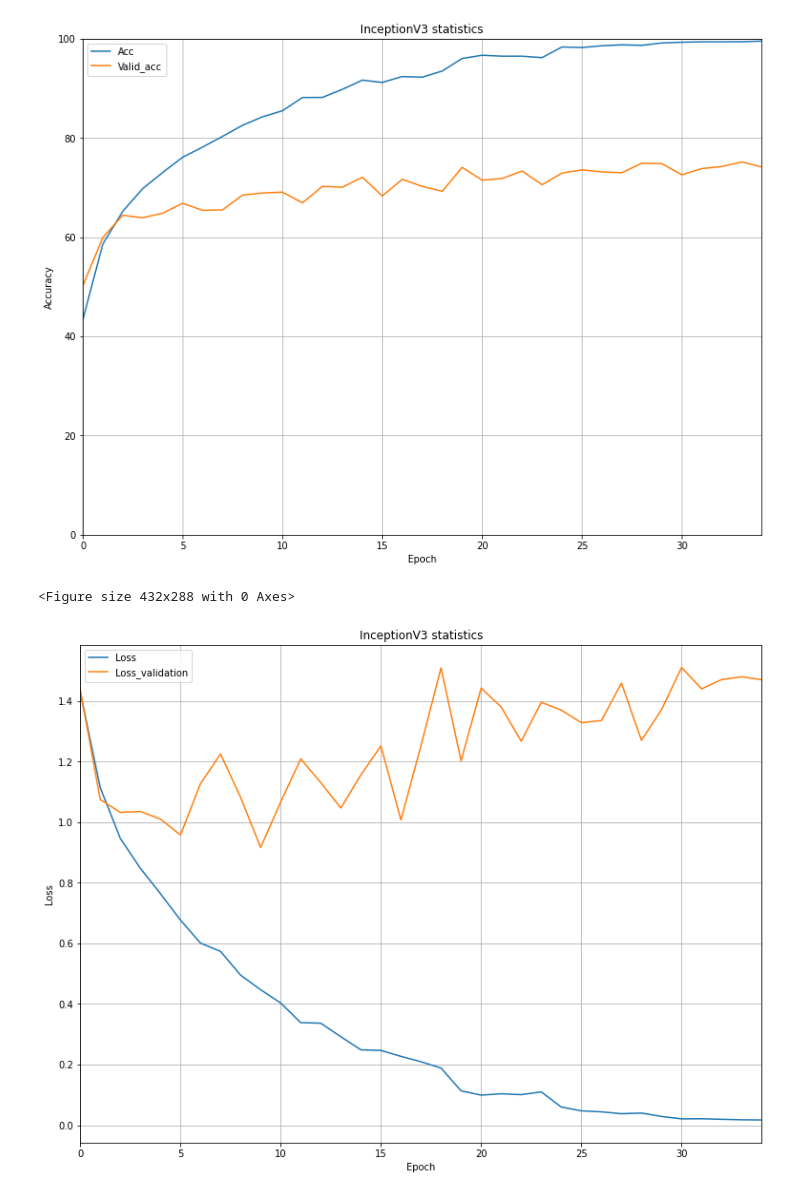
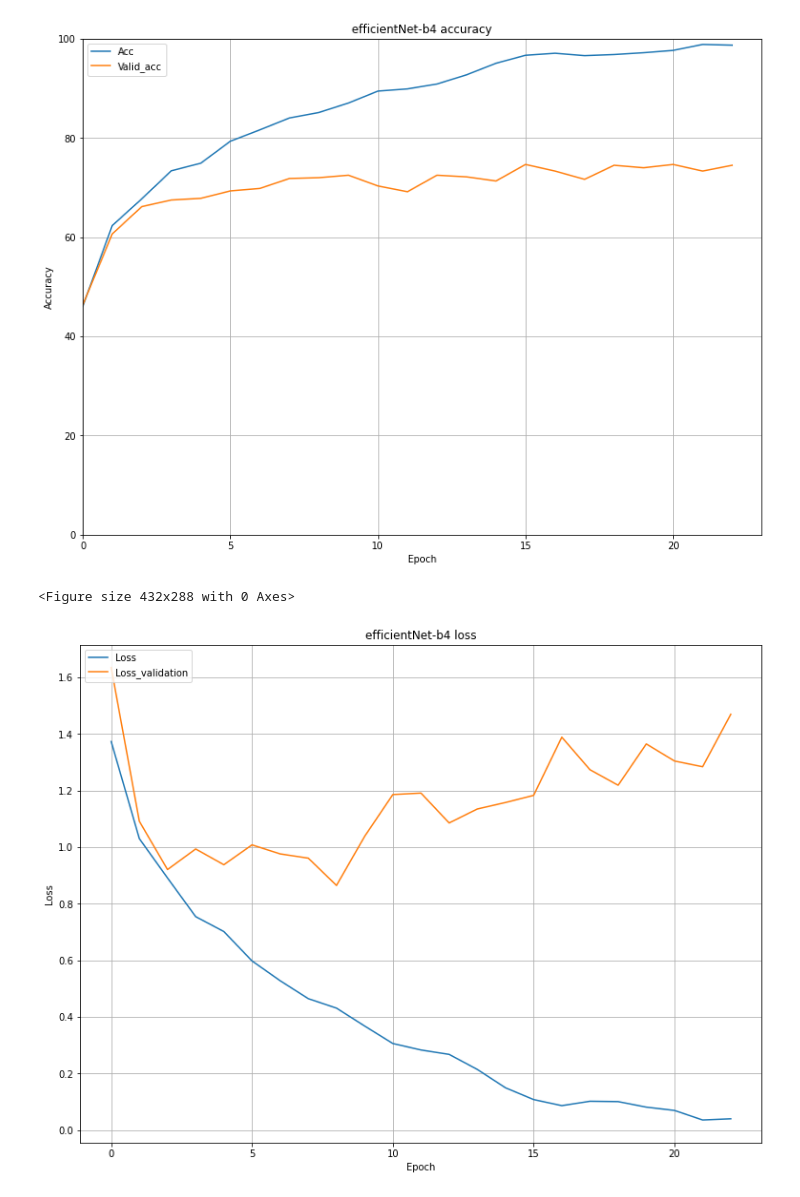
Before and after one commit to cpj6/digital_medicine_case2, a Jupyter notebook: effcientNet.ipynb, the cells around one changed output. Drawn from its saved outputs; the diff is of its cells as text; code cells hidden in the pictures.

```diff
--- a/effcientNet.ipynb
+++ b/effcientNet.ipynb
@@ -55,9 +44,9 @@ data_dir = "/content/drive/Shared drives/數位醫學/Case Presentation 2"
 # hyper parameters
 num_classes = 6
 batch_size = 16
-EPOCH = 35
+EPOCH = 45
 #input_size = 256
-input_size = 300
+input_size = 450
 #input_size = 512
 
 device = torch.device("cuda:0" if torch.cuda.is_available() else "cpu")
@@ -175,7 +164,7 @@ data_transforms3 = transforms.Compose([
 TrainDataset = myDataset(folder='/content/drive/Shared drives/數位醫學/Case Presentation 2/TrainingData_tmp', classes=classes, transform=data_transforms2)
 #TrainDataset = myDataset(folder='/content/drive/Shared drives/數位醫學/Case Presentation 2/TrainingData_tmp', classes=classes, transform=data_transforms3)
 
-validation_split = .2
+validation_split = .1
 shuffle_dataset = True
 random_seed = 2020
 
@@ -194,7 +183,7 @@ train_loader = torch.utils.data.DataLoader(TrainDataset, batch_size=batch_size,
 validation_loader = torch.utils.data.DataLoader(TrainDataset, batch_size=batch_size, sampler=valid_sampler, num_workers=4)
 # %%
 # load pretrained weight(trained from ImageNet)
-net = EfficientNet.from_pretrained('efficientnet-b3', num_classes=num_classes)
+net = EfficientNet.from_pretrained('efficientnet-b4', num_classes=num_classes)
 #print(net)
 net = net.to(device)
 # %% [output]
@@ -232,6 +220,7 @@ y_label=[]
 y_score=[]
 ## modified region ##
 best_val_acc = 0.0
+best_val_loss = 5.0
 
 for epoch in range(EPOCH):
   net.train()
@@ -304,9 +293,13 @@ for epoch in range(EPOCH):
     # modified #
     valid_acc_train.append(100. * float(correct) / float(total))
     if acc > best_val_acc:
-      print('save weight!!!!!!!!!!!!')
-      torch.save(net, '/content/drive/Shared drives/數位醫學/Case Presentation 2/Implementation/weights/b4.pkl')
+      print('save weight (acc)')
+      torch.save(net, '/content/drive/Shared drives/數位醫學/Case Presentation 2/Implementation/weights/b4(acc).pkl')
       best_val_acc = acc
+    if LOSS_VAL < best_val_loss:
+      print('save weight (loss)')
+      torch.save(net, '/content/drive/Shared drives/數位醫學/Case Presentation 2/Implementation/weights/b4(loss).pkl')
+      best_val_loss = LOSS_VAL
     scheduler.step(acc)
   endtime = datetime.datetime.now()
   print((endtime - starttime).seconds," seconds")
@@ -334,38 +328,39 @@ Training Finished, Total EPOCH=35
 
 
 plt.figure(figsize=(12.8, 9.6))
-plt.title("InceptionV3 statistics")
+plt.title("efficientNet-b4 accuracy")
 
 plt.xlabel("Epoch")
 plt.xlim(0 , len(epoch_train)-1)
 plt.ylim(0 , 100)
 plt.ylabel("Accuracy")
 
-plt.plot(epoch_train , acc_train , label = "Acc")
+plt.plot(epoch_train[:-1] , acc_train[:-1] , label = "Acc")
 #plt.plot(epoch_train , loss_train , label = "Loss")
-plt.plot(epoch_train , valid_acc_train , label = "Valid_acc")
+plt.plot(epoch_train[:-1] , valid_acc_train , label = "Valid_acc")
 plt.legend(loc="upper left")
 plt.grid()
 plt.show()
 plt.savefig("InceptionV3.jpg")
 # %% [output]
-[figure, old version]
+[figure, new version]
 <Figure size 432x288 with 0 Axes>
 # %%
 plt.figure(figsize=(12.8, 9.6))
-plt.title("InceptionV3 statistics")
+plt.title("efficientNet-b4 loss")
 
 plt.xlabel("Epoch")
-plt.xlim(0 , len(epoch_train)-1)
+#plt.xlim(0 , len(epoch_train)-1)
+#plt.ylim(0 , 4)
 plt.ylabel("Loss")
 
-plt.plot(epoch_train , loss_train , label = "Loss")
-plt.plot(epoch_train , loss_val , label = "Loss_validation")
+plt.plot(epoch_train[:-1] , loss_train[:-1] , label = "Loss")
+plt.plot(epoch_train[:-1] , loss_val , label = "Loss_validation")
 plt.legend(loc="upper left")
 plt.grid()
 plt.show()
 # %% [output]
-[figure, old version]
+[figure, new version]
 # %%
 #torch.save(net, '/content/drive/Shared drives/數位醫學/Case Presentation 2/Implementation/epoch60.pkl')
 # %%
```
Also changed, not shown: parts of 5 cells of this notebook, 2 other files.
